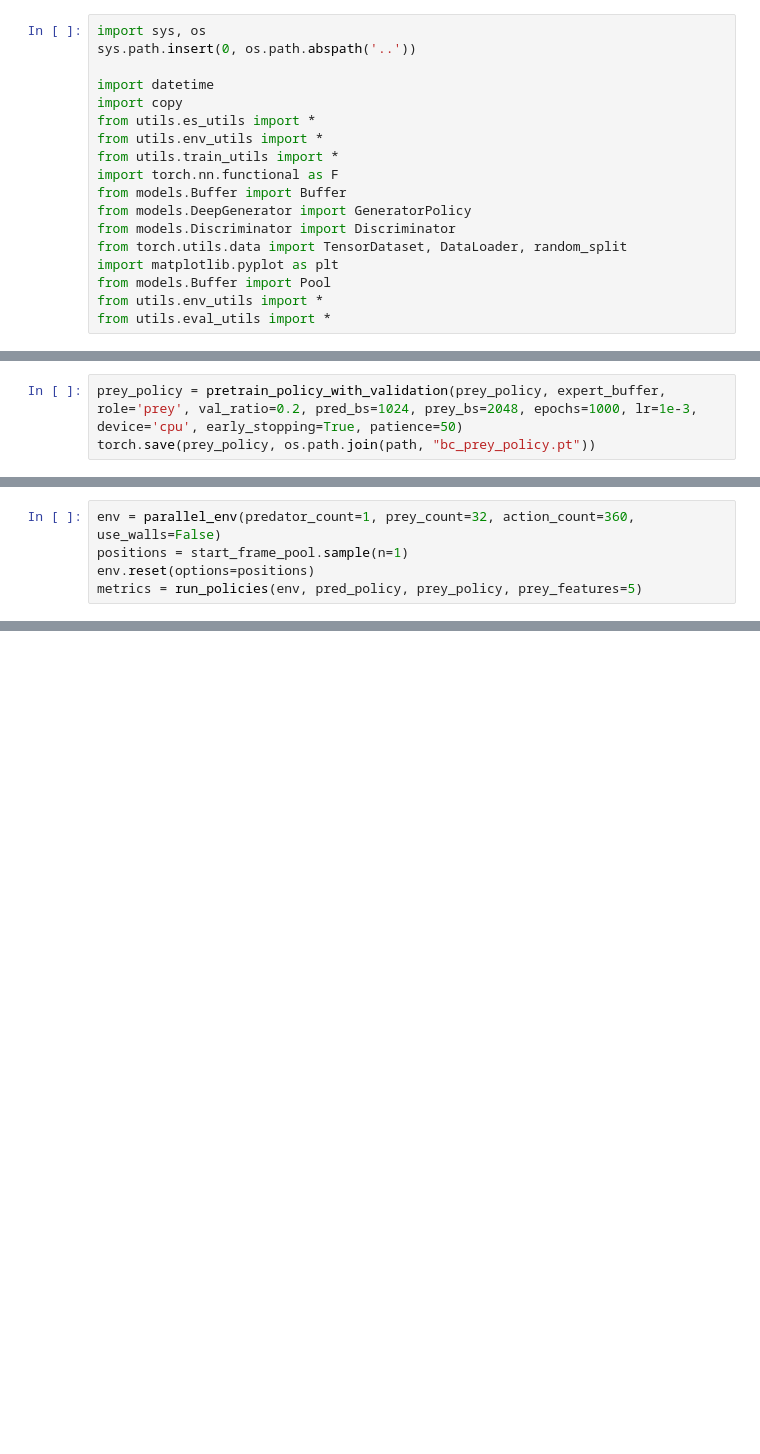
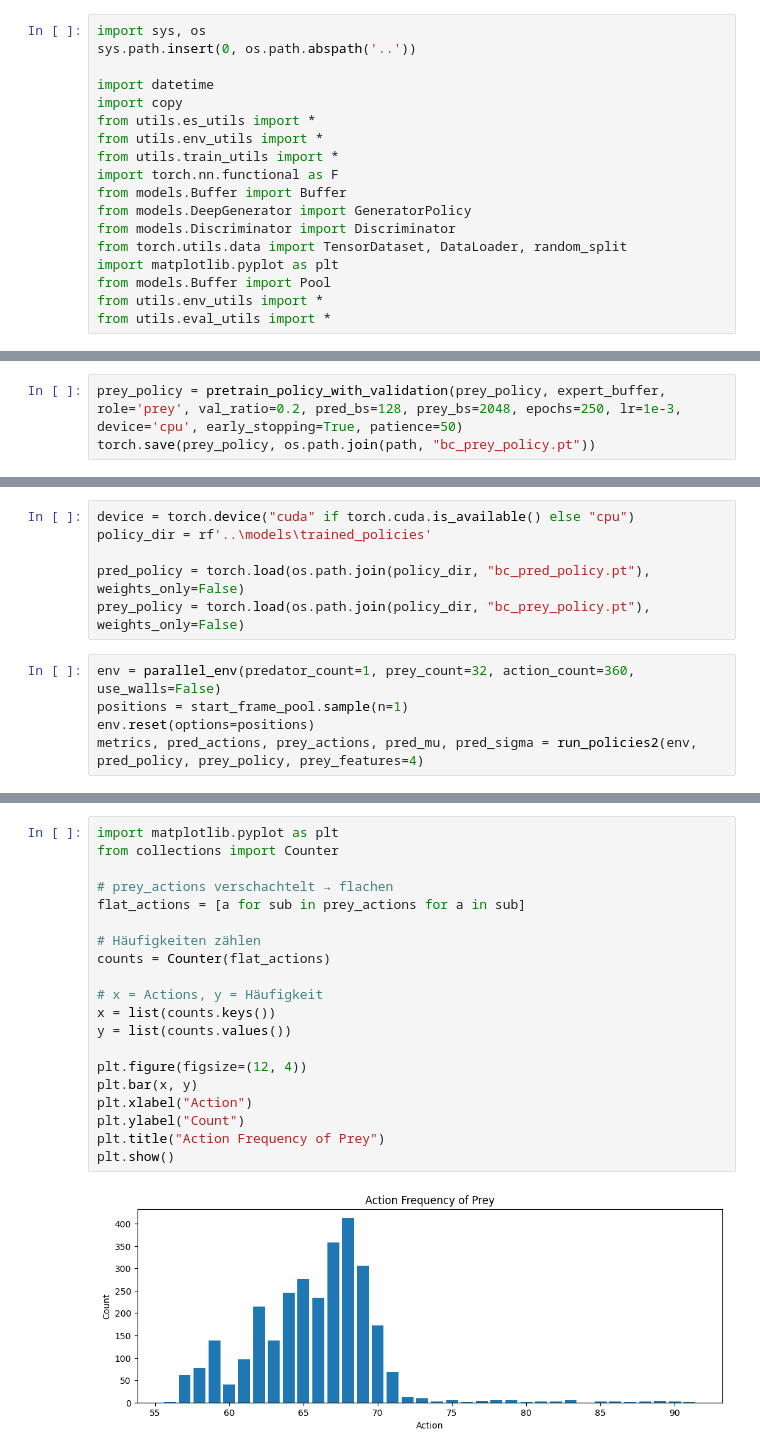
Before and after one commit to wirthy21/Master-Thesis, a Jupyter notebook: notebooks/1.2 pretuning models - flagged.ipynb, the cells around one changed output, grey strips where cells are left out. Drawn from its saved outputs; the diff is of its cells as text; blank space fills up the shorter version.

```diff
--- a/notebooks/1.2 pretuning models - flagged.ipynb
+++ b/notebooks/1.2 pretuning models - flagged.ipynb
@@ -179,4 +188,4 @@ torch.save(pred_policy, os.path.join(path, "bc_pred_policy.pt"))
 # %%
-prey_policy = pretrain_policy_with_validation(prey_policy, expert_buffer, role='prey', val_ratio=0.2, pred_bs=1024, prey_bs=2048, epochs=1000, lr=1e-3, device='cpu', early_stopping=True, patience=50)
+prey_policy = pretrain_policy_with_validation(prey_policy, expert_buffer, role='prey', val_ratio=0.2, pred_bs=128, prey_bs=2048, epochs=250, lr=1e-3, device='cpu', early_stopping=True, patience=50)
 torch.save(prey_policy, os.path.join(path, "bc_prey_policy.pt"))
 # %% [output]
@@ -211,7 +311,13 @@ Start frames in pool: 11978
+# %%
+device = torch.device("cuda" if torch.cuda.is_available() else "cpu")
+policy_dir = rf'..\models\trained_policies'
+
+pred_policy = torch.load(os.path.join(policy_dir, "bc_pred_policy.pt"), weights_only=False)
+prey_policy = torch.load(os.path.join(policy_dir, "bc_prey_policy.pt"), weights_only=False)
 # %%
 env = parallel_env(predator_count=1, prey_count=32, action_count=360, use_walls=False)
 positions = start_frame_pool.sample(n=1)
 env.reset(options=positions)
-metrics = run_policies(env, pred_policy, prey_policy, prey_features=5)
+metrics, pred_actions, prey_actions, pred_mu, pred_sigma = run_policies2(env, pred_policy, prey_policy, prey_features=4)
 # %% [output]
 Press 'q' to end simulation.
@@ -217,0 +340,22 @@ Press 'q' to end simulation.
+# %%
+import matplotlib.pyplot as plt
+from collections import Counter
+
+# prey_actions verschachtelt → flachen
+flat_actions = [a for sub in prey_actions for a in sub]
+
+# Häufigkeiten zählen
+counts = Counter(flat_actions)
+
+# x = Actions, y = Häufigkeit
+x = list(counts.keys())
+y = list(counts.values())
+
+plt.figure(figsize=(12, 4))
+plt.bar(x, y)
+plt.xlabel("Action")
+plt.ylabel("Count")
+plt.title("Action Frequency of Prey")
+plt.show()
+# %% [output]
+[figure, added]
```
Also changed, not shown: parts of 14 cells of this notebook, 16 other files.
